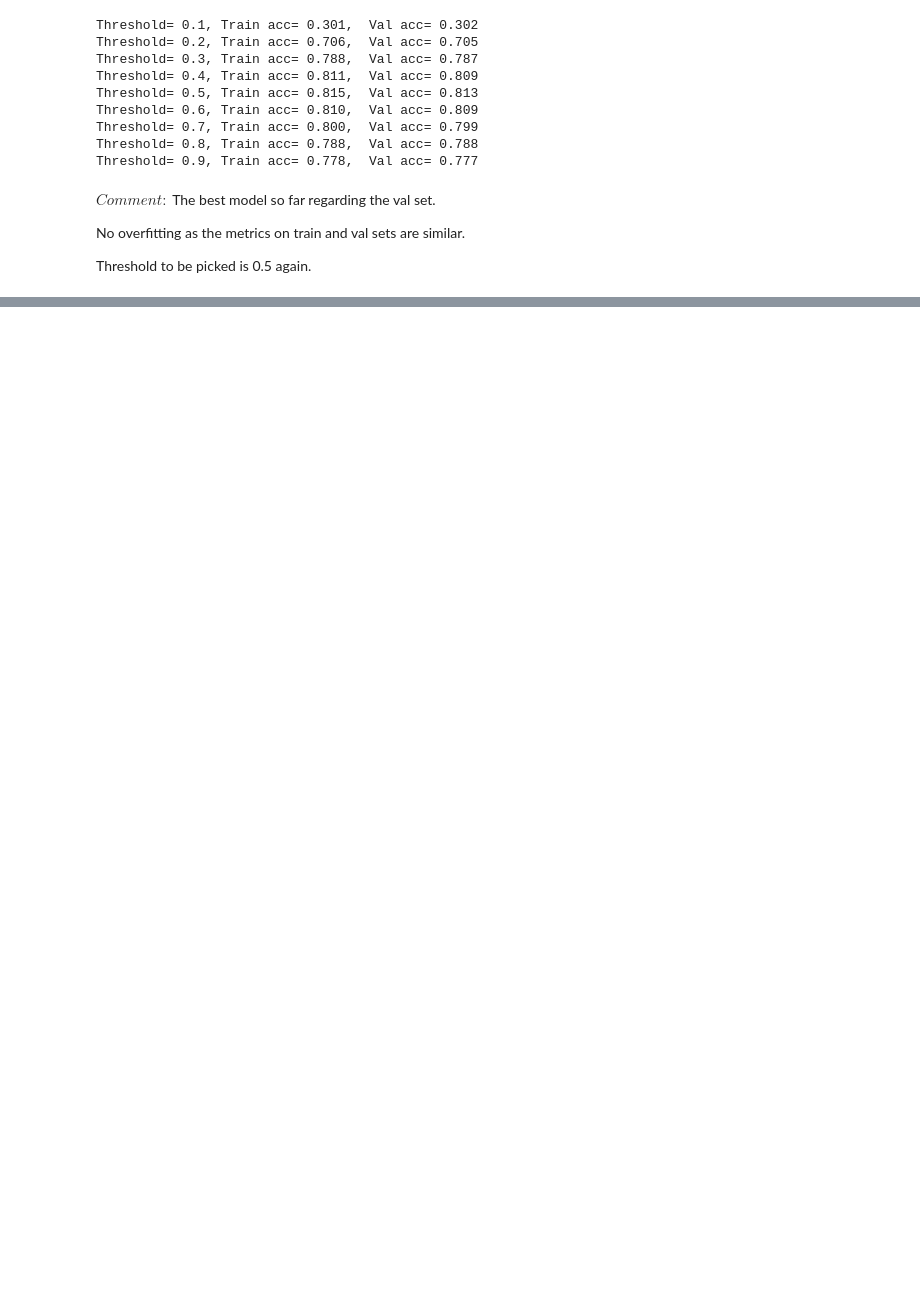
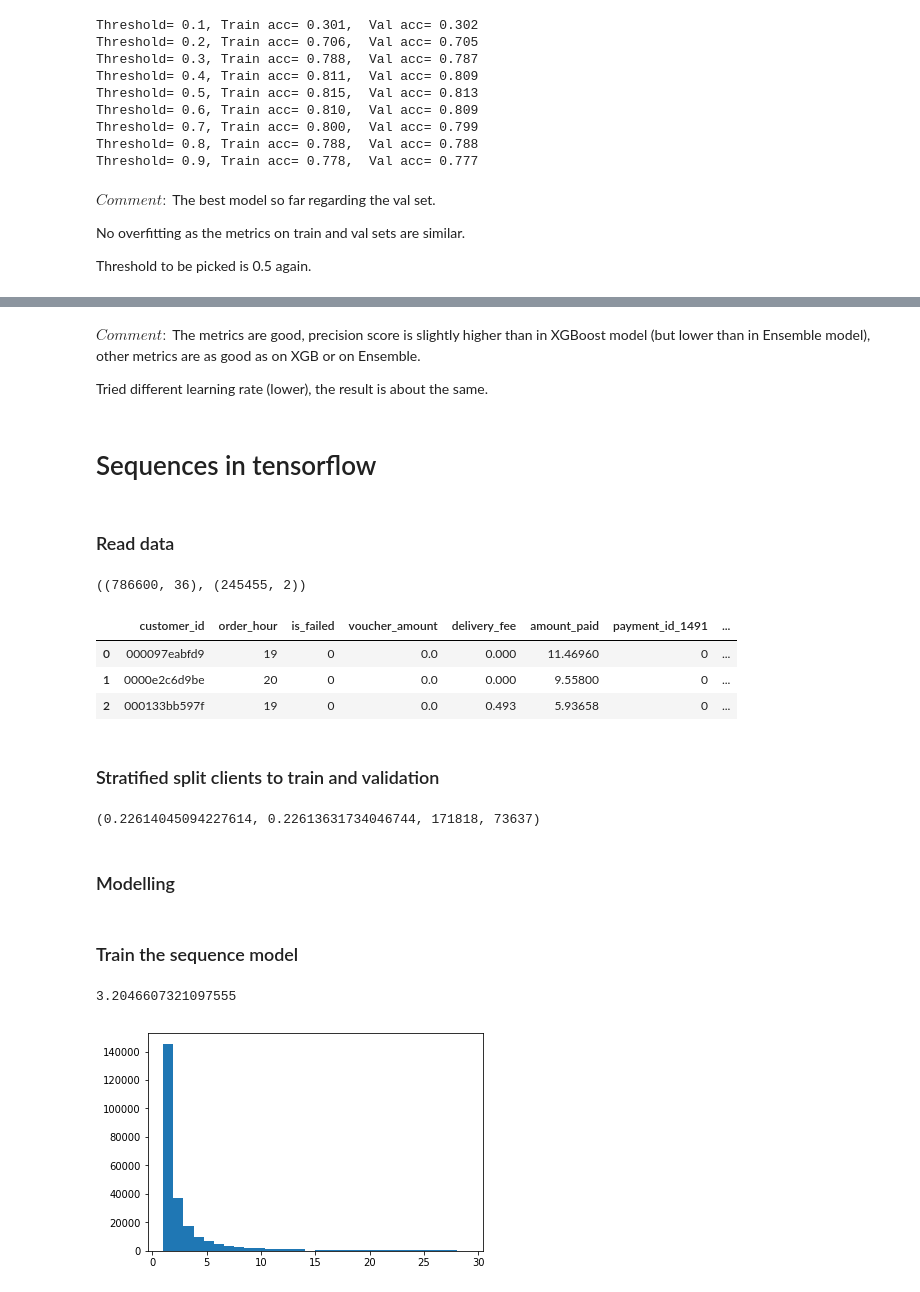
Before and after one commit to marinadec/itsmagic, a Jupyter notebook: train.ipynb, the cells around one changed output, grey strips where cells are left out. Cells and saved outputs as stored; diff of their text form; code cells hidden in the pictures; blank space fills up the shorter version.

```diff
--- a/train.ipynb
+++ b/train.ipynb
@@ -519,0 +724,24 @@ Threshold to be picked is 0.5 again.
+# %% [markdown]
+$Comment:$ The metrics are good, precision score is slightly higher than in XGBoost model (but lower than in Ensemble model), other metrics are as good as on XGB or on Ensemble.
+
+Tried different learning rate (lower), the result is about the same.
+# %% [markdown]
+# Sequences in tensorflow
+# %% [markdown]
+### Read data
+# %%
+order_data_lbl = pd.read_feather('order_data_lbl.feather')
+labeled_data = pd.read_csv('machine_learning_challenge_labeled_data.csv')
+# %%
+order_data_lbl.shape, labeled_data.shape
+# %% [output]
+((786600, 36), (245455, 2))
+# %%
+order_data_lbl.head(3)
+# %% [output]
+|  | customer_id | order_hour | is_failed | voucher_amount | delivery_fee | amount_paid | payment_id_1491 | ... |
+| 0 | 000097eabfd9 | 19 | 0 | 0.0 | 0.000 | 11.46960 | 0 | ... |
+| 1 | 0000e2c6d9be | 20 | 0 | 0.0 | 0.000 | 9.55800 | 0 | ... |
+| 2 | 000133bb597f | 19 | 0 | 0.0 | 0.493 | 5.93658 | 0 | ... |
+# %% [markdown]
+### Stratified split clients to train and validation
@@ -519,0 +755,7 @@ Threshold to be picked is 0.5 again.
+# %%
+# Check if split is fare
+lbl_train.mean(), lbl_val.mean(), len(lbl_train), len(lbl_val)
+# %% [output]
+(0.22614045094227614, 0.22613631734046744, 171818, 73637)
+# %% [markdown]
+### Modelling
@@ -519,0 +849,22 @@ Threshold to be picked is 0.5 again.
+# %%
+def create_order_summary(order_data_lbl):
+    """
+    Summarize orders by clients
+    """
+
+    grouped = order_data_lbl.groupby('customer_id', as_index=False)
+    order_summary_list = []
+
+    for name, group in grouped:
+        order_summary_list.append([name, group.index[0], group.shape[0],
+                                   (group['is_returning_customer'].sum() > 0).astype('int8')])
+
+    order_summary = np.array(order_summary_list)
+    order_summary = pd.DataFrame(order_summary, columns=['customer_id', 'idx_start', 'num_orders', 'label'])
+
+    order_summary['customer_id'] = order_summary['customer_id'].astype('str')
+    order_summary['idx_start'] = order_summary['idx_start'].astype('int64')
+    order_summary['num_orders'] = order_summary['num_orders'].astype('int64')
+    order_summary['label'] = order_summary['label'].astype('int8')
+
+    return order_summary
@@ -519,0 +1107,17 @@ Threshold to be picked is 0.5 again.
+# %% [markdown]
+### Train the sequence model
+# %%
+# Gather client's orders statistics
+order_summary = create_order_summary(order_data_lbl)
+order_summary_train = order_summary[order_summary['customer_id'].isin(cust_train['customer_id'])]
+order_summary_val = order_summary[order_summary['customer_id'].isin(cust_val['customer_id'])]
+# %%
+# Check average number of orders per client
+print(order_summary['num_orders'].mean())
+
+# Check histogram of number of orders per client
+plt.hist(order_summary[order_summary['num_orders'] < 30]['num_orders'], bins=30)
+plt.show()
+# %% [output]
+3.2046607321097555
+[figure, added]
```
Also changed, not shown: parts of 40 cells of this notebook, 4 other files.
